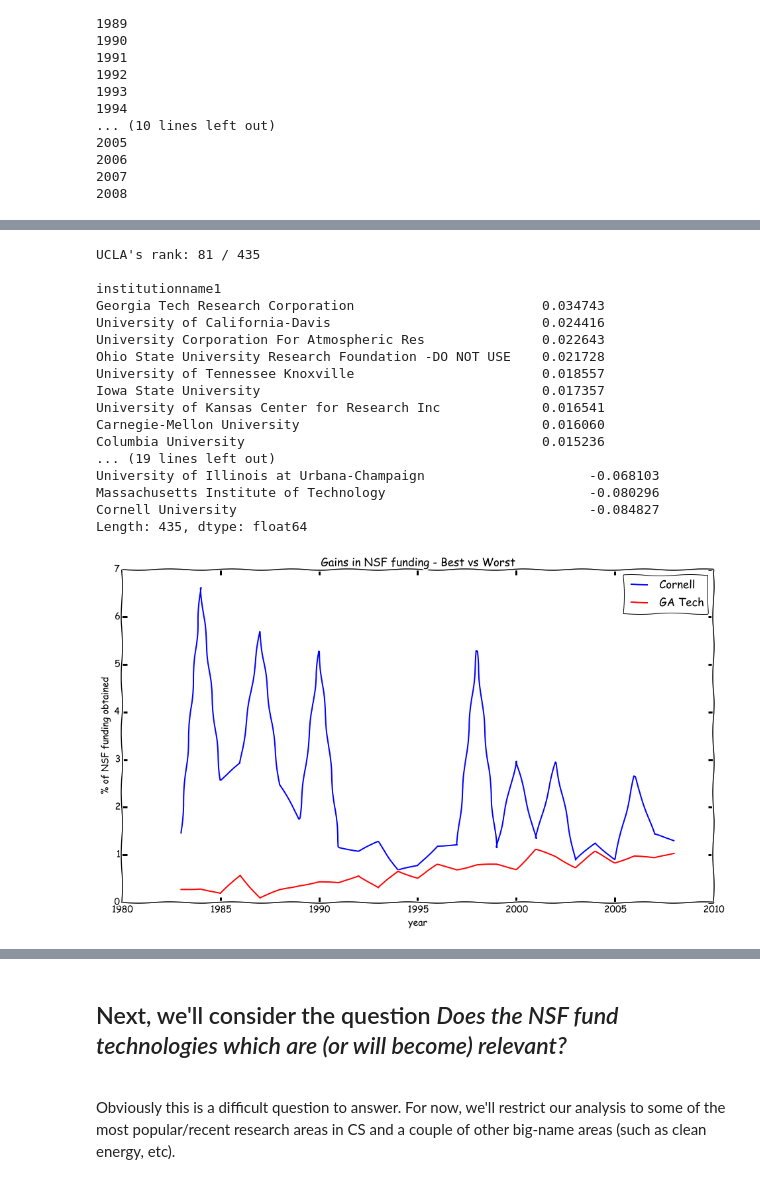
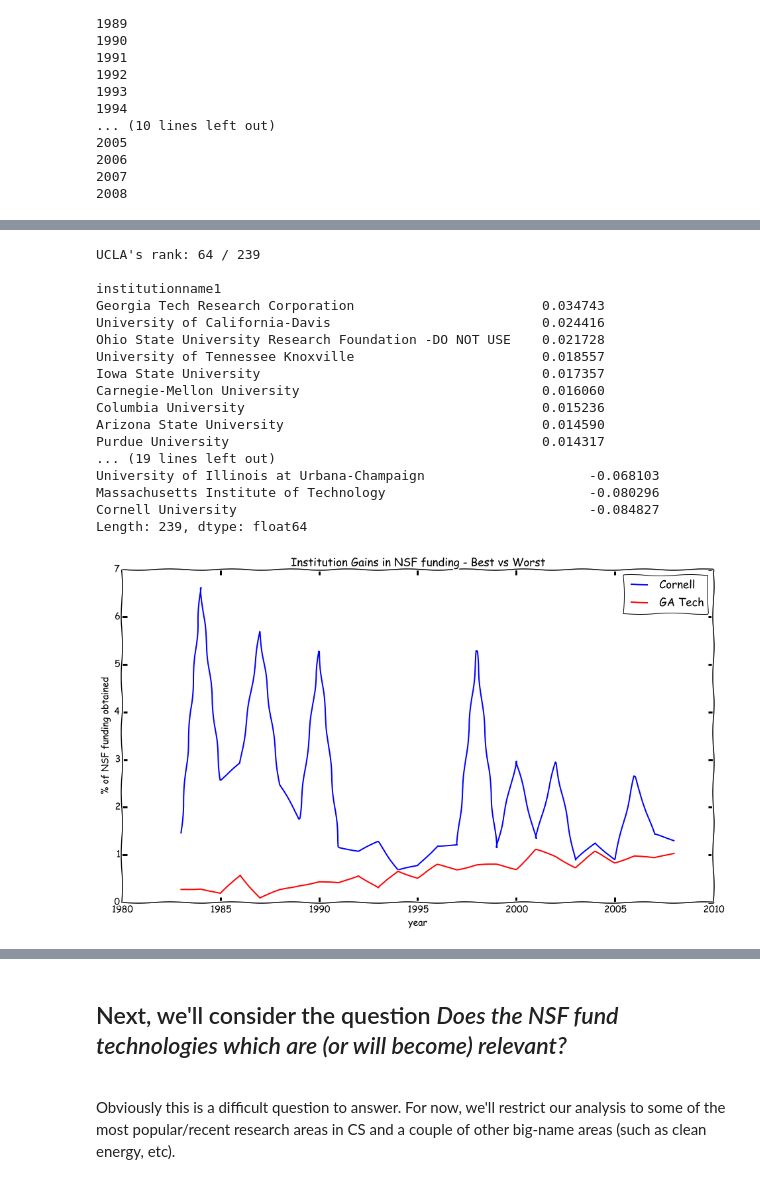
Before and after one commit to realmichaelzyy/cs249project, a Jupyter notebook: MarksTestNotebook.ipynb, the cells around one changed output, grey strips where cells are left out. Cells and saved outputs as stored; diff of their text form; code cells hidden in the pictures.

```diff
--- a/MarksTestNotebook.ipynb
+++ b/MarksTestNotebook.ipynb
@@ -472,42 +476,42 @@ instdata = instdata.pivot_table('awardamount',cols='year',rows='institutionname1
 
 #instdata = instdata.iloc[instdata.apply(lambda x : not isnullrow(x), axis=1).tolist(),:]
 instdata = instdata.apply(lambda x: x/x.sum()*100)
-instdata = instdata.iloc[numpy.add.reduce(pd.isnull(instdata),axis=1) <= 5,:]
+instdata = instdata.iloc[numpy.add.reduce(pd.isnull(instdata),axis=1) <= 0,:]
 
 
 comp = pd.DataFrame()
 comp['Cornell'] = instdata.loc['Cornell University',:]
 comp['GA Tech'] = instdata.loc['Georgia Tech Research Corporation',:]
-comp.plot(title='Gains in NSF funding - Best vs Worst')
+comp.plot(title='Institution Gains in NSF funding - Best vs Worst')
 pylab.ylabel('% of NSF funding obtained')
 
 from scipy.linalg import lstsq
 def lsquares(xdata):
     A = np.vstack([xdata.dropna().index.values, np.ones(len(xdata.dropna()))]).T
     y = xdata.dropna().values
     m, b = lstsq(A,y)[0]
     return m
 #lsquares(instdata.iloc[1,:])
 res = instdata.apply(lambda x: lsquares(x),axis=1)
 res.sort(ascending=False)
 print("UCLA's rank: "+str(res.index.get_loc('University of California-Los Angeles')) + " / "+str(len(res))+"\n")
 print(res)
 # %% [output]
-UCLA's rank: 81 / 435
+UCLA's rank: 64 / 239
 
 institutionname1
 Georgia Tech Research Corporation                        0.034743
 University of California-Davis                           0.024416
-University Corporation For Atmospheric Res               0.022643
 Ohio State University Research Foundation -DO NOT USE    0.021728
 University of Tennessee Knoxville                        0.018557
 Iowa State University                                    0.017357
-University of Kansas Center for Research Inc             0.016541
 Carnegie-Mellon University                               0.016060
 Columbia University                                      0.015236
+Arizona State University                                 0.014590
+Purdue University                                        0.014317
 ... (19 lines left out)
 University of Illinois at Urbana-Champaign                     -0.068103
 Massachusetts Institute of Technology                          -0.080296
 Cornell University                                             -0.084827
-Length: 435, dtype: float64
+Length: 239, dtype: float64
-[figure, old version]
+[figure, new version]
```
Also changed, not shown: parts of 5 cells of this notebook, 1 other file.
